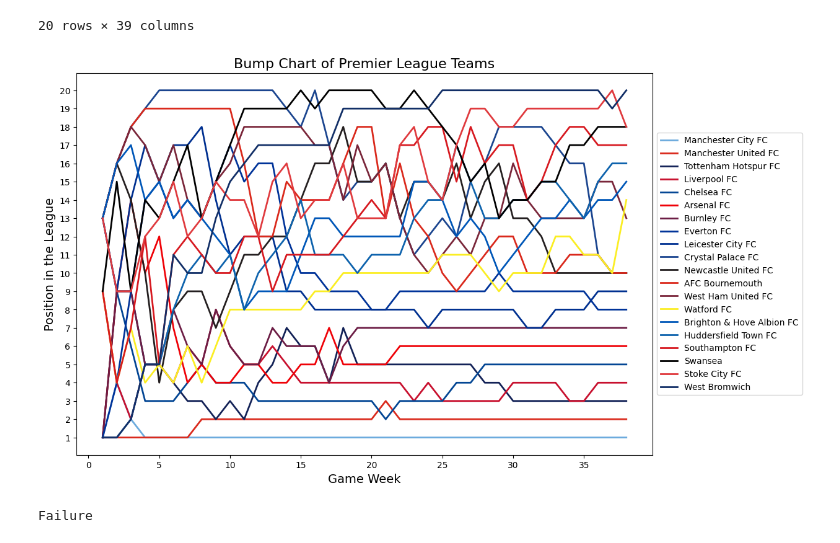
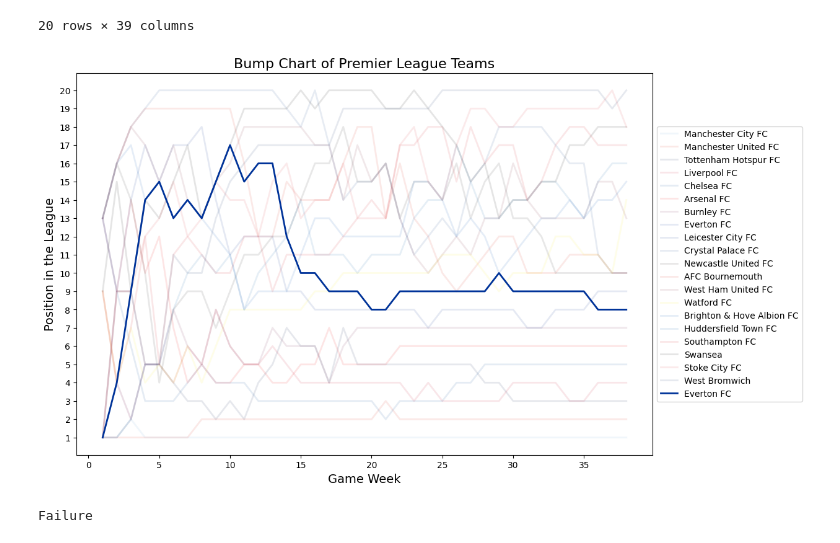
Before and after one commit to G4din/DM-Football, a Jupyter notebook: analysis/season_analysis.ipynb, the cells around one changed output. Saved outputs shown, nothing was run; the diff lists cells and outputs as text; code cells hidden in the pictures.

```diff
--- a/analysis/season_analysis.ipynb
+++ b/analysis/season_analysis.ipynb
@@ -523,23 +517,26 @@ ranked_points
 # %%
 #TODO Need to make the chart better, more clear
 
 # Create a bump chart
 plt.figure(figsize=(12, 8))
 
 for index, row in ranked_points.iterrows():
     color_index = index % 20  # Cyclically assign colors
     team_color = f'Color {color_index + 1}'
-    plt.plot(range(1, 39), row[1:], label=row['team'], color = team_colors[row['team']], linewidth=2.0)
+    plt.plot(range(1, 39), row[1:], label=row['team'], color = team_colors[row['team']], linewidth=2.0, alpha=0.1)
+
+#only plot for manchester united
+plt.plot(range(1, 39), ranked_points.loc[ranked_points['team'] == 'Everton FC'].iloc[:, 1:].values[0], label='Everton FC', color = team_colors['Everton FC'], linewidth=2.0)
 
 plt.xlabel('Game Week', fontsize=14)
 plt.ylabel('Position in the League', fontsize=14)
 plt.yticks(range(1, 21))
 plt.title('Bump Chart of Premier League Teams', fontsize=16)
 plt.legend(loc='center left', bbox_to_anchor=(1, 0.5))  # Adjust legend position
 
 plt.show()
 # %% [output]
-[figure, old version]
+[figure, new version]
 # %%
 # Looking at this chart, we can see that there are some teams that went on and had a pretty straight forward season, like Man City
 # Other teams, hade more inconsistent seasons, like Everton
```
Also changed, not shown: parts of 1 cell of this notebook, 2 other files.
